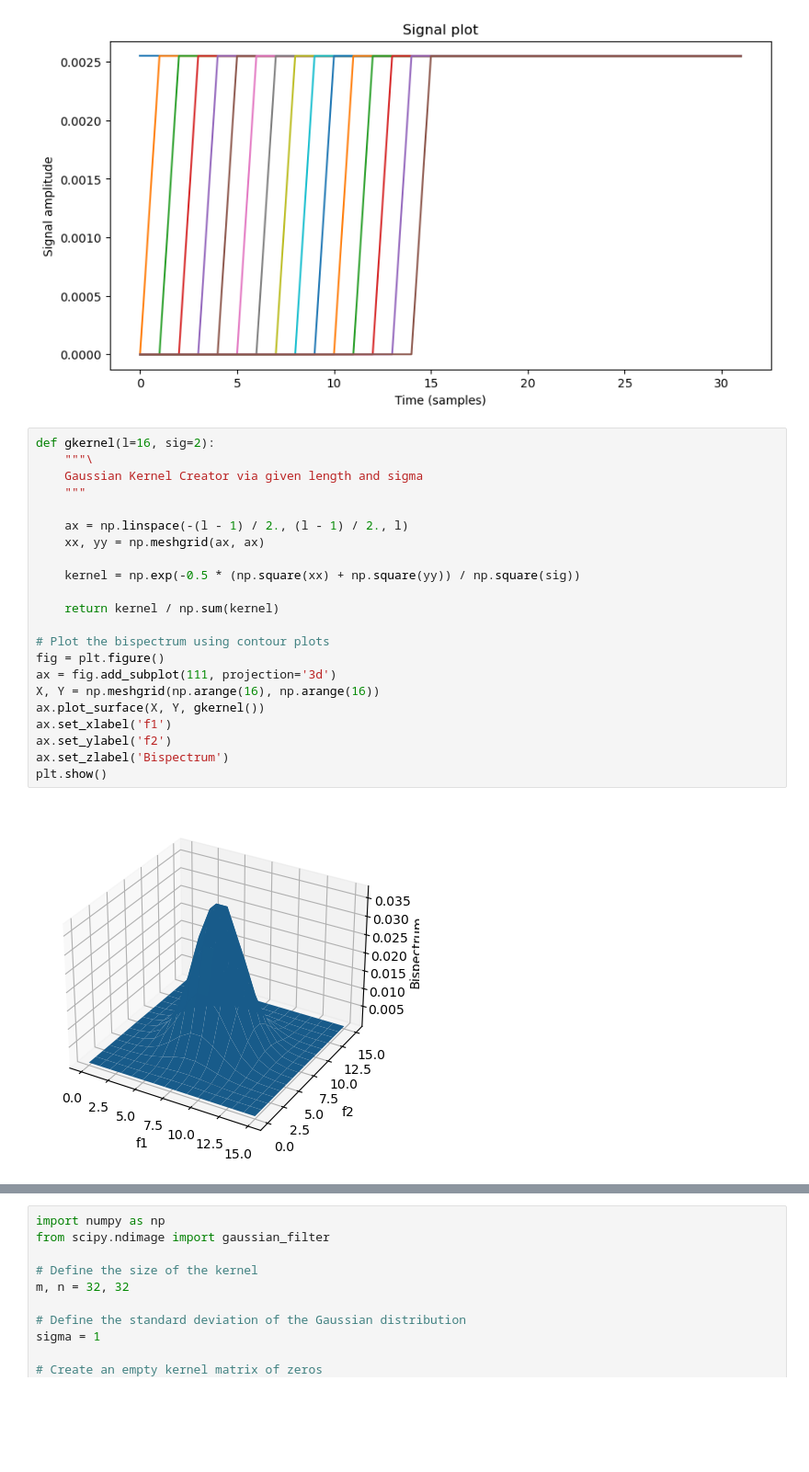
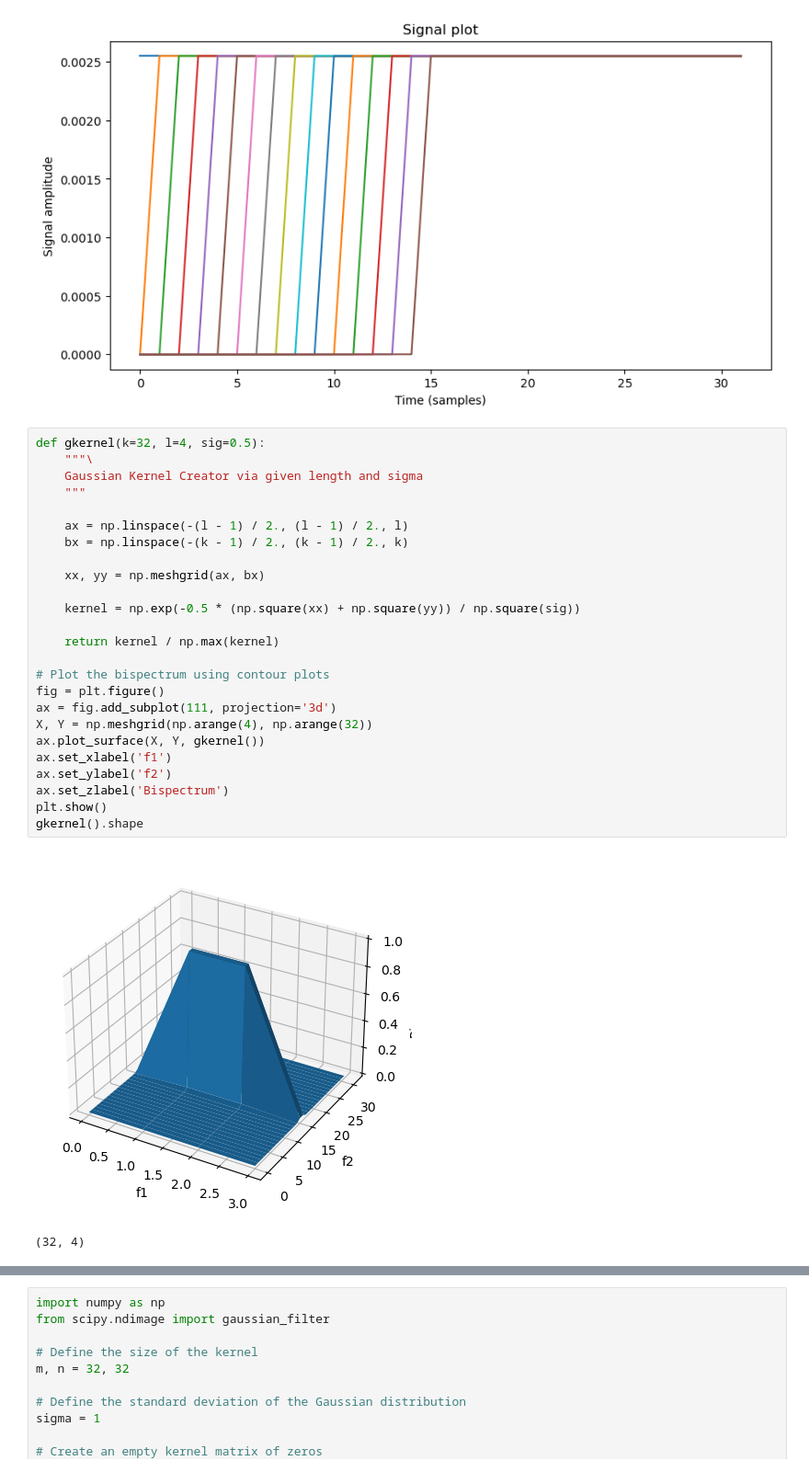
Before and after one commit to Fulkyhariz/EEG-Alcohol-Classification, a Jupyter notebook: notebook/pyramid_filter.ipynb, the cells around one changed output, grey strips where cells are left out. Shown: that part at 92% size. Saved outputs shown, nothing was run; the diff lists cells and outputs as text; blank space fills up the shorter version.

```diff
--- a/notebook/pyramid_filter.ipynb
+++ b/notebook/pyramid_filter.ipynb
@@ -40,26 +41,30 @@ plt.show()
 # %% [output]
 [figure]
 # %%
-def gkernel(l=16, sig=2):
+def gkernel(k=32, l=4, sig=0.5):
     """\
     Gaussian Kernel Creator via given length and sigma
     """
 
     ax = np.linspace(-(l - 1) / 2., (l - 1) / 2., l)
-    xx, yy = np.meshgrid(ax, ax)
+    bx = np.linspace(-(k - 1) / 2., (k - 1) / 2., k)
+
+    xx, yy = np.meshgrid(ax, bx)
 
     kernel = np.exp(-0.5 * (np.square(xx) + np.square(yy)) / np.square(sig))
 
-    return kernel / np.sum(kernel)
+    return kernel / np.max(kernel)
 
 # Plot the bispectrum using contour plots
 fig = plt.figure()
 ax = fig.add_subplot(111, projection='3d')
-X, Y = np.meshgrid(np.arange(16), np.arange(16))
+X, Y = np.meshgrid(np.arange(4), np.arange(32))
 ax.plot_surface(X, Y, gkernel())
 ax.set_xlabel('f1')
 ax.set_ylabel('f2')
 ax.set_zlabel('Bispectrum')
 plt.show()
+gkernel().shape
 # %% [output]
-[figure, old version]
+[figure, new version]
+(32, 4)
```
Also changed, not shown: parts of 3 cells of this notebook.
